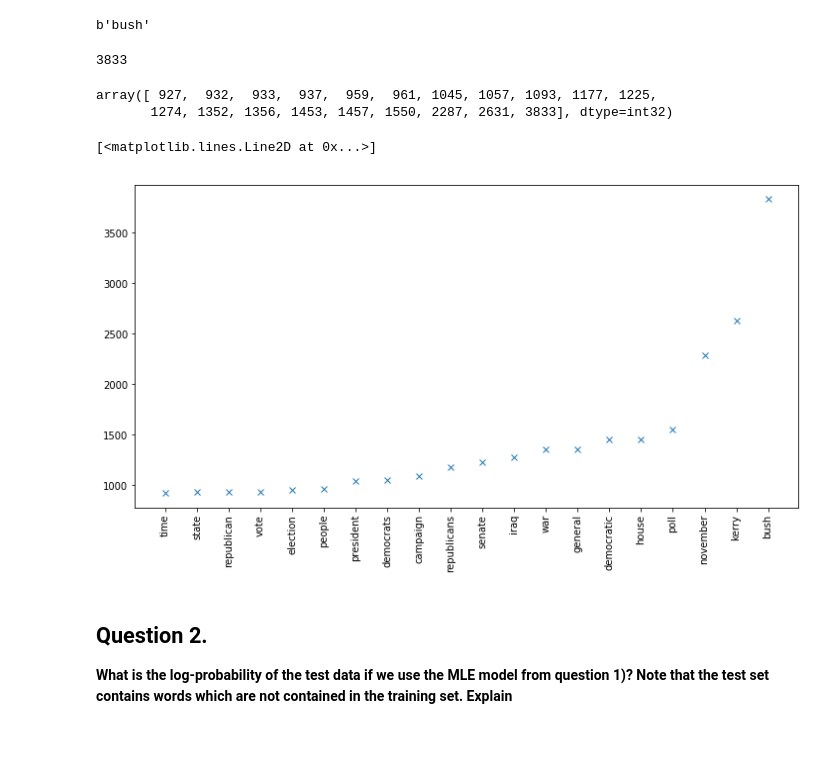
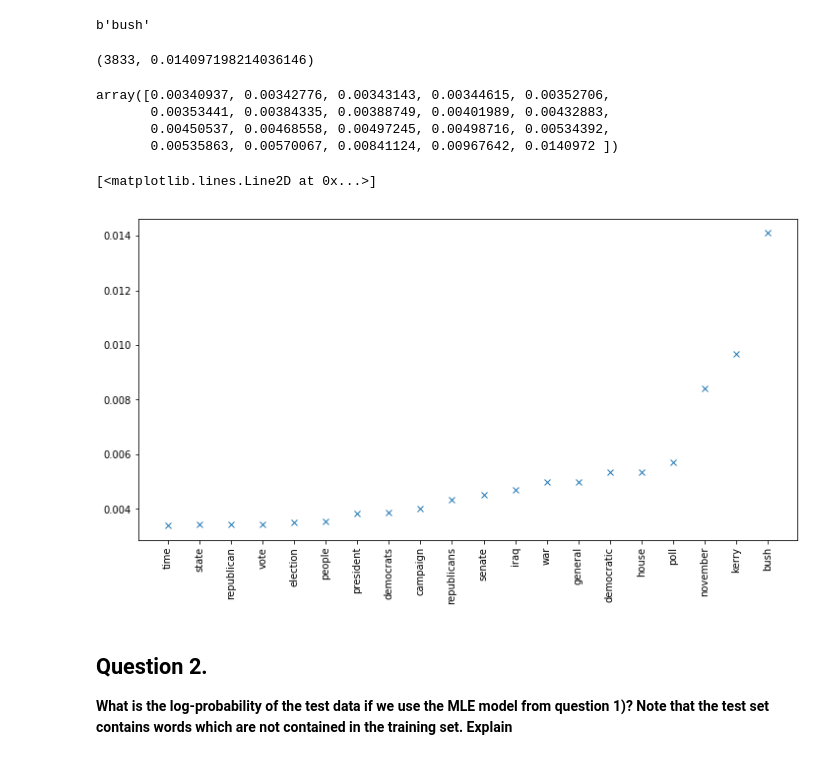
Before and after one commit to darthdeus/npfl097, a Jupyter notebook: LDA assignment.ipynb, the cells around one changed output. Saved outputs shown, nothing was run; the diff lists cells and outputs as text; code cells hidden in the pictures.

```diff
--- a/LDA assignment.ipynb
+++ b/LDA assignment.ipynb
@@ -48,24 +59,26 @@ dictionary[np.argmax(counts)]
 # %% [output]
 b'bush'
 # %%
-max(counts)
+max(counts), max(pi_mle)
 # %% [output]
-3833
+(3833, 0.014097198214036146)
 # %%
-max_counts = counts[np.argsort(counts)[-20:]]
-most_probable_words = dictionary[np.argsort(counts)[-20:]]
+max_mle = pi_mle[np.argsort(pi_mle)[-20:]]
+most_probable_words = dictionary[np.argsort(pi_mle)[-20:]]
-# %%
-max_counts
-# %% [output]
-array([ 927,  932,  933,  937,  959,  961, 1045, 1057, 1093, 1177, 1225,
-       1274, 1352, 1356, 1453, 1457, 1550, 2287, 2631, 3833], dtype=int32)
+# %%
+max_mle
+# %% [output]
+array([0.00340937, 0.00342776, 0.00343143, 0.00344615, 0.00352706,
+       0.00353441, 0.00384335, 0.00388749, 0.00401989, 0.00432883,
+       0.00450537, 0.00468558, 0.00497245, 0.00498716, 0.00534392,
+       0.00535863, 0.00570067, 0.00841124, 0.00967642, 0.0140972 ])
 # %%
 plt.figure(figsize=(12,6))
 plt.xticks(rotation=90)
-plt.plot(most_probable_words, max_counts, "x")
+plt.plot(most_probable_words, max_mle, "x")
 # %% [output]
 [<matplotlib.lines.Line2D at 0x...>]
-[figure, old version]
+[figure, new version]
 # %% [markdown]
 ## Question 2.
 
```
Also changed, not shown: parts of 16 cells of this notebook.
